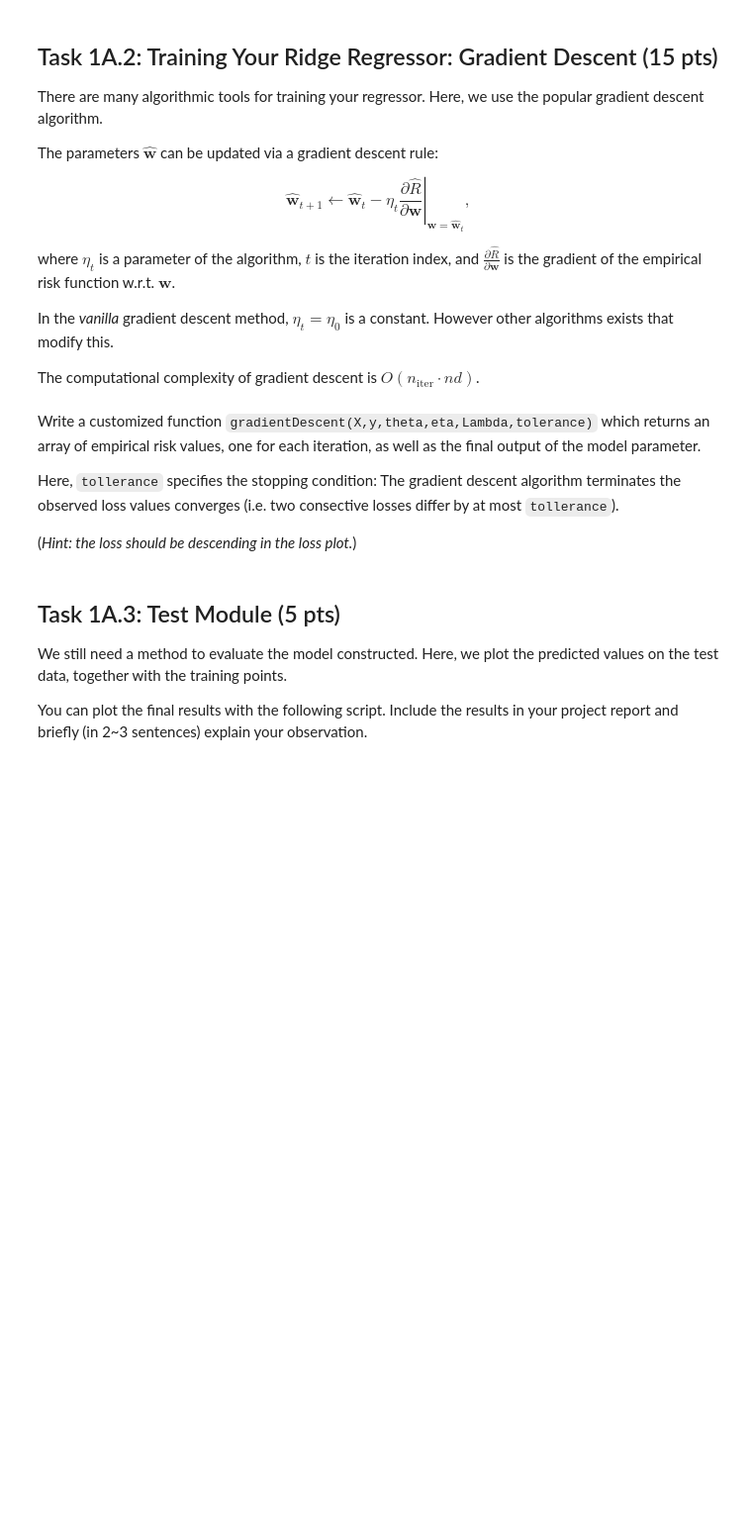
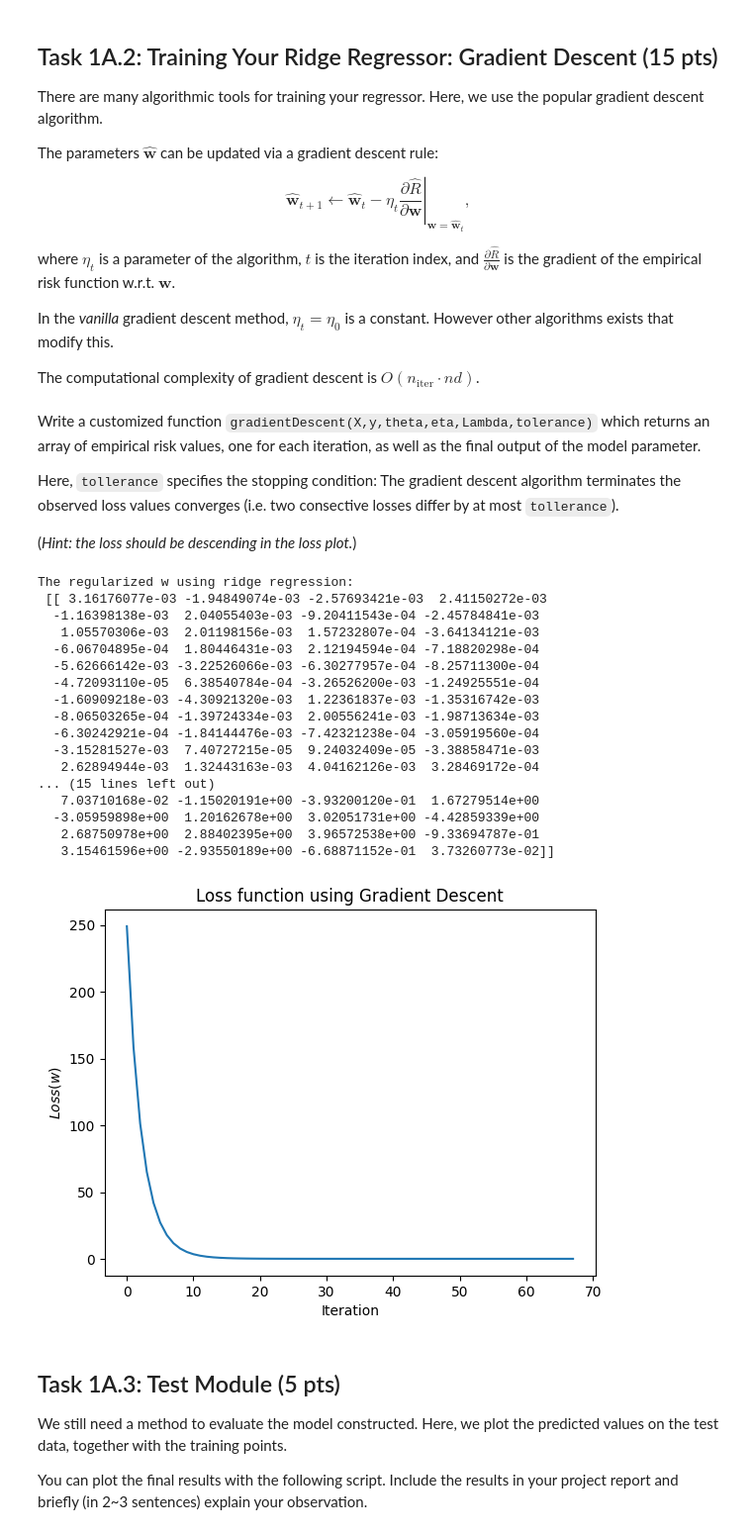
Before and after one commit to nickmvega/machine-learning, a Jupyter notebook: project1_regression_modelsel.ipynb, the cells around one changed output. Shown: that part at 99% size. Cells and saved outputs as stored; diff of their text form; code cells hidden in the pictures; blank space fills up the shorter version.

```diff
--- a/project1_regression_modelsel.ipynb
+++ b/project1_regression_modelsel.ipynb
@@ -294,9 +298,13 @@ def lossFunction(w, X, y ,Lambda):
 
     ##############################################################
     # add your code to compute the ridge regression risk function and its gradient #
-    #
-    #
+    # ridge regression risk function
+    n = X.shape[0]
 
+    regLoss =  ((1 / n) * (np.sum((y - (X @ w))**2))) + (Lambda * (w.T @ w))
+
+    # gradient
+    grad = (-2 / n) * X.T @ (y - X @ w) + (2 * Lambda * w)
 
     ##############################################################
 
@@ -347,37 +357,61 @@ def gradientDescent(X: np.array, y: np.array, w: np.array, eta: float, Lambda: f
 
     Returns:
         Tuple[np.array, list]: Final coefficients and loss history
     """
     Loss_history = []
     m = len(y)
     prev_loss = np.inf
 
     ##############################################################
     # add your code to compute the output of the gradient, as well as the loss histroy #
-    #
-    #
-    #
-    #
+    regLoss, grad = lossFunction(w, X, y, Lambda)
+    Loss_history.append(regLoss[0][0])
 
+    while abs(regLoss[0][0] - prev_loss) > tolerance:
+        w = w - (eta * grad)
+
+        prev_loss = regLoss[0][0]
+
+        regLoss, grad = lossFunction(w, X, y, Lambda)
+        Loss_history.append(regLoss[0][0])
     ##############################################################
 
     return w, Loss_history
 
 # Parameters
 Eta = 0.1
 Tolerance = 1e-6
 
 
 # Perform gradient descent
 w, Loss_history = gradientDescent(X_train, y_train, initial_w, Eta, Lambda, Tolerance)
 print("The regularized w using ridge regression:\n", w)
 
 # Plot loss history
 plt.plot(Loss_history)
 plt.xlabel("Iteration")
 plt.ylabel("$Loss(w)$")
 plt.title("Loss function using Gradient Descent")
 plt.show()
+# %% [output]
+The regularized w using ridge regression:
+ [[ 3.16176077e-03 -1.94849074e-03 -2.57693421e-03  2.41150272e-03
+  -1.16398138e-03  2.04055403e-03 -9.20411543e-04 -2.45784841e-03
+   1.05570306e-03  2.01198156e-03  1.57232807e-04 -3.64134121e-03
+  -6.06704895e-04  1.80446431e-03  2.12194594e-04 -7.18820298e-04
+  -5.62666142e-03 -3.22526066e-03 -6.30277957e-04 -8.25711300e-04
+  -4.72093110e-05  6.38540784e-04 -3.26526200e-03 -1.24925551e-04
+  -1.60909218e-03 -4.30921320e-03  1.22361837e-03 -1.35316742e-03
+  -8.06503265e-04 -1.39724334e-03  2.00556241e-03 -1.98713634e-03
+  -6.30242921e-04 -1.84144476e-03 -7.42321238e-04 -3.05919560e-04
+  -3.15281527e-03  7.40727215e-05  9.24032409e-05 -3.38858471e-03
+   2.62894944e-03  1.32443163e-03  4.04162126e-03  3.28469172e-04
+... (15 lines left out)
+   7.03710168e-02 -1.15020191e+00 -3.93200120e-01  1.67279514e+00
+  -3.05959898e+00  1.20162678e+00  3.02051731e+00 -4.42859339e+00
+   2.68750978e+00  2.88402395e+00  3.96572538e+00 -9.33694787e-01
+   3.15461596e+00 -2.93550189e+00 -6.68871152e-01  3.73260773e-02]]
+[figure, added]
 # %% [markdown]
 ## Task 1A.3: Test Module (5 pts)
 
```
Also changed, not shown: parts of 4 cells of this notebook.
